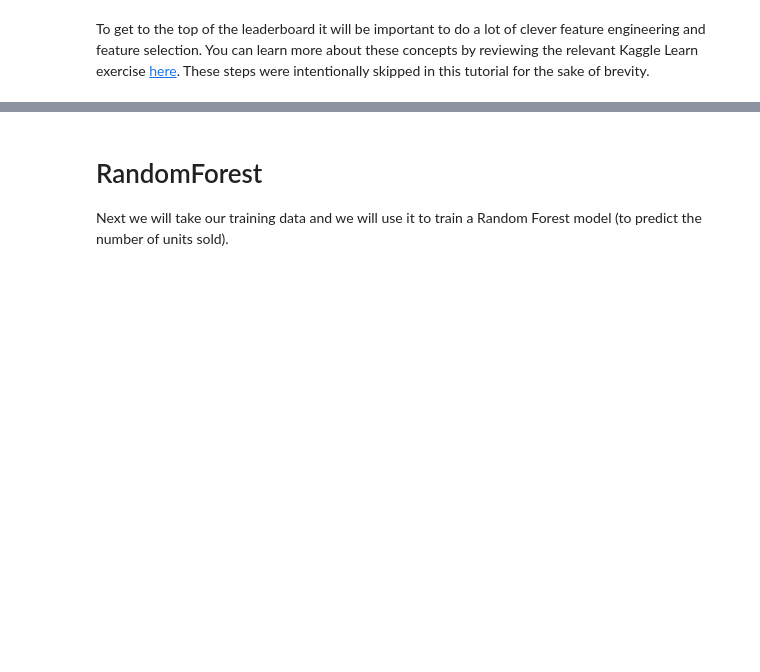
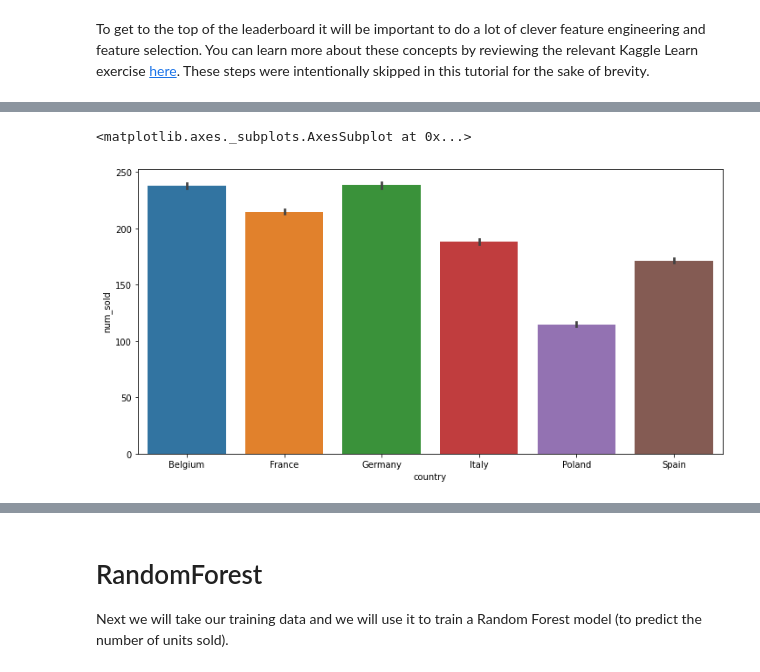
Before and after one commit to Chirag314/TDS-Sept, a Jupyter notebook: tf_decision_forests_tds_sep_22.ipynb, the cells around one changed output, grey strips where cells are left out. Drawn from its saved outputs; the diff is of its cells as text; code cells hidden in the pictures; blank space fills up the shorter version.

```diff
--- a/tf_decision_forests_tds_sep_22.ipynb
+++ b/tf_decision_forests_tds_sep_22.ipynb
@@ -108,0 +265,7 @@ To get to the top of the leaderboard it will be important to do a lot of clever
+# %%
+# Find out which country soldl more books
+plt.figure(figsize=(12,6))
+sns.barplot(data=train_df,x='country',y='num_sold')
+# %% [output]
+<matplotlib.axes._subplots.AxesSubplot at 0x...>
+[figure, added]
```
Also changed, not shown: parts of 30 cells of this notebook.
